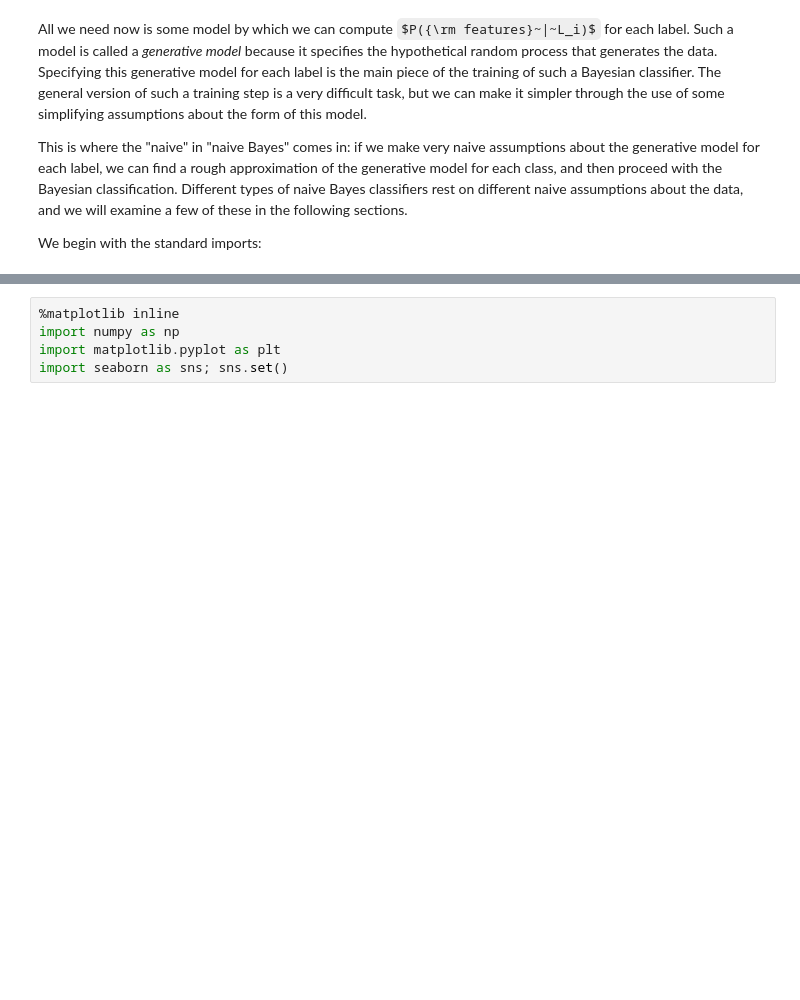
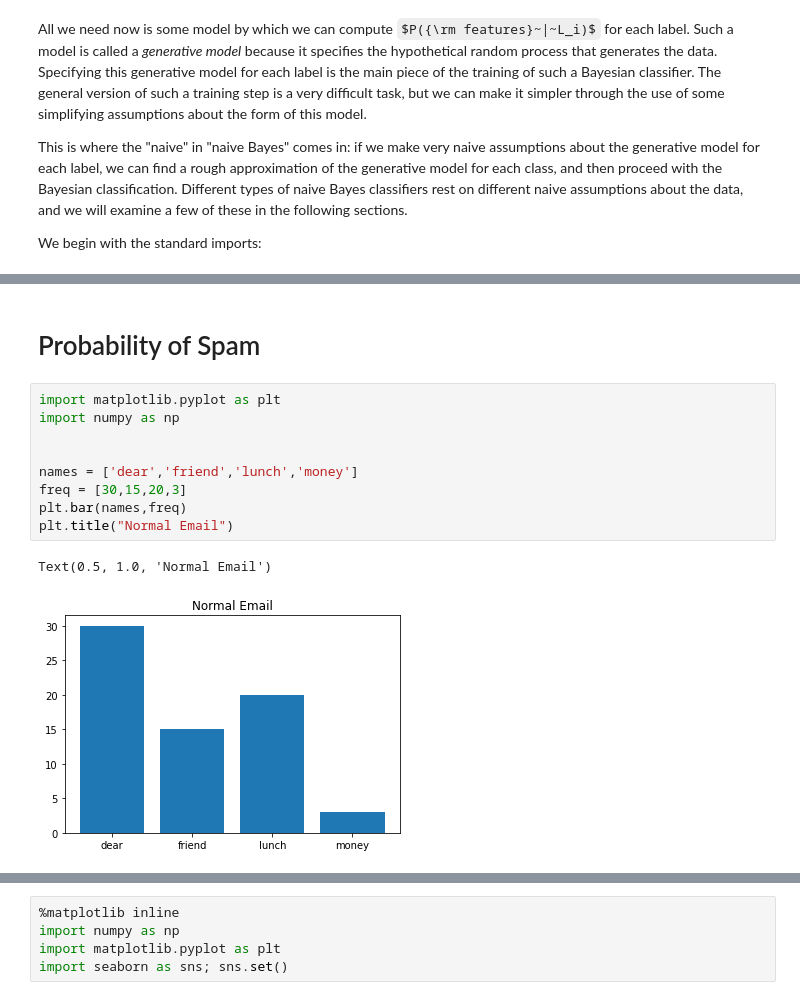
Before and after one commit to johntango/Cert3, a Jupyter notebook: NaiveBayes.ipynb, the cells around one changed output, grey strips where cells are left out. Saved outputs shown, nothing was run; the diff lists cells and outputs as text; some formulas as TeX source; blank space fills up the shorter version.

```diff
--- a/NaiveBayes.ipynb
+++ b/NaiveBayes.ipynb
@@ -39,0 +89,14 @@ We begin with the standard imports:
+# %% [markdown]
+# Probability of Spam
+# %%
+import matplotlib.pyplot as plt
+import numpy as np
+
+
+names = ['dear','friend','lunch','money']
+freq = [30,15,20,3]
+plt.bar(names,freq)
+plt.title("Normal Email")
+# %% [output]
+Text(0.5, 1.0, 'Normal Email')
+[figure, added]
```
Also changed, not shown: parts of 10 cells of this notebook.
